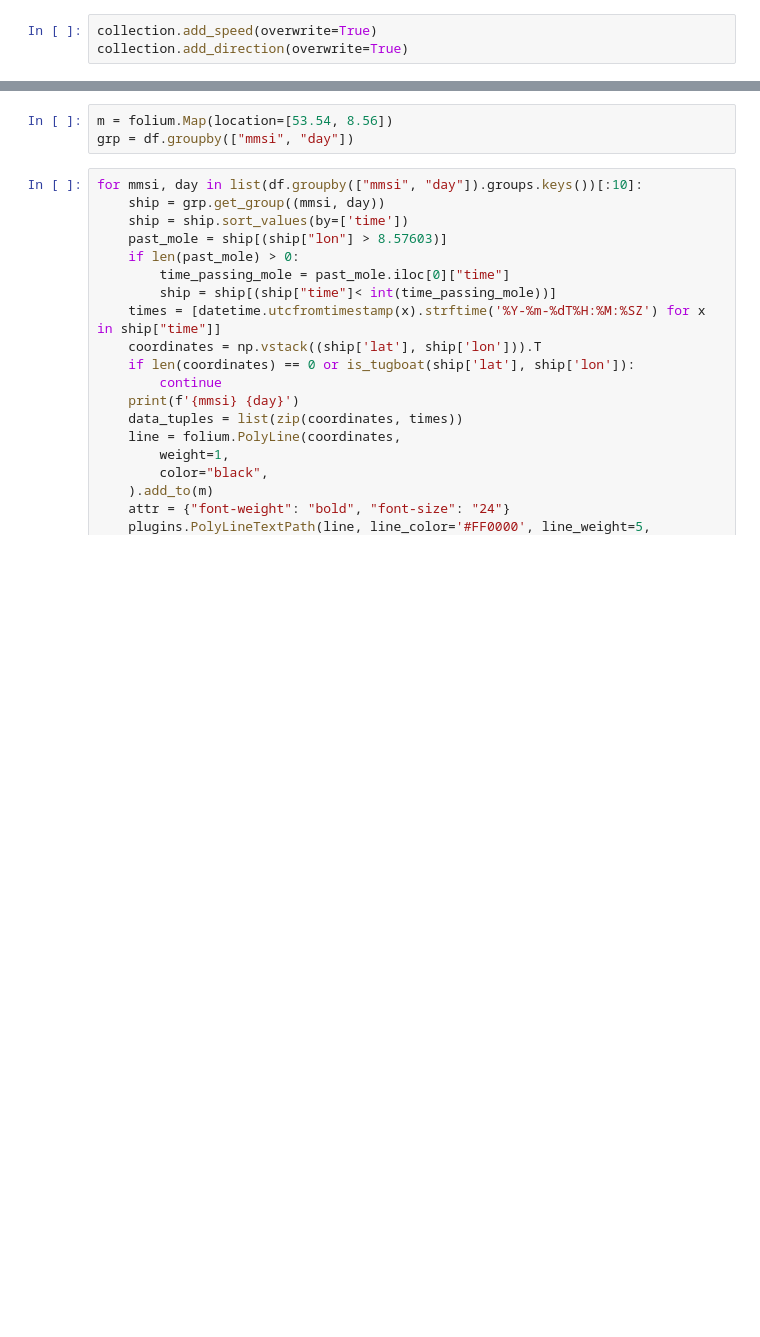
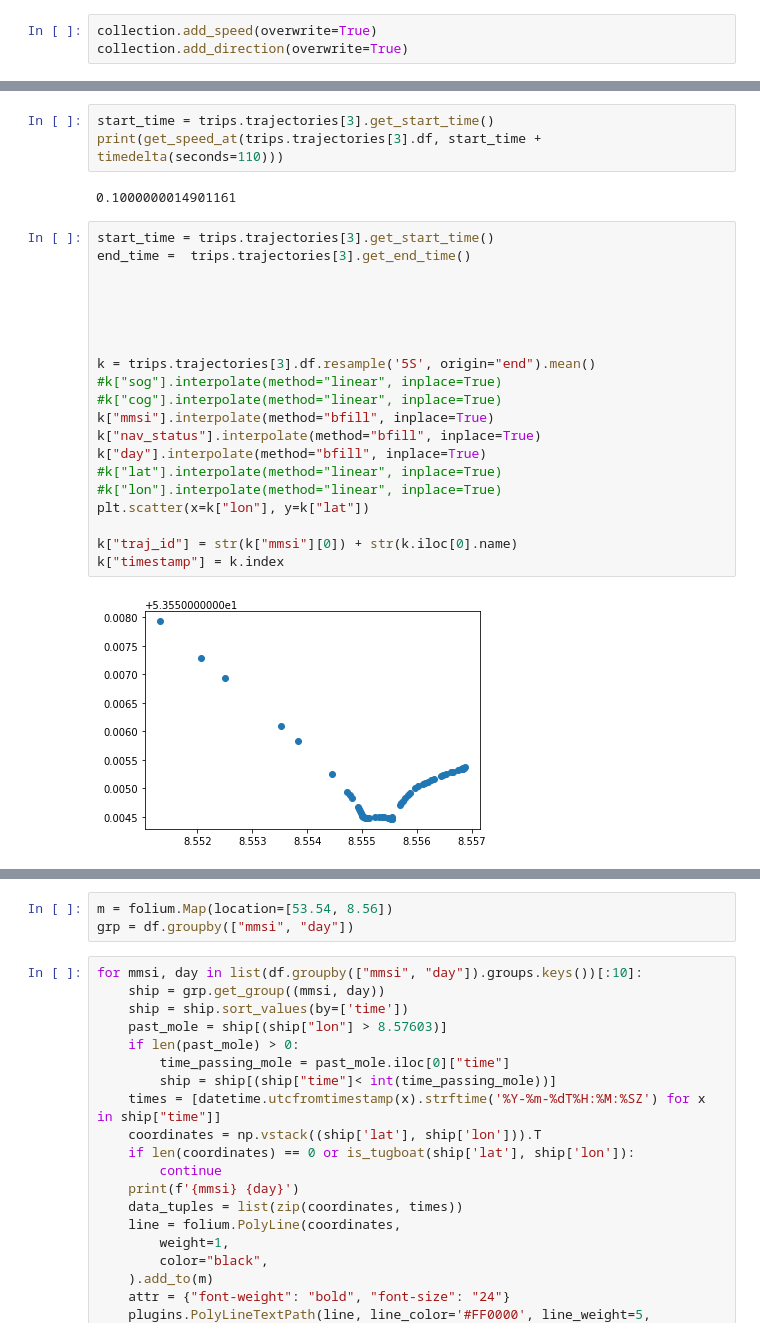
Before and after one commit to kono94/ship-path-prediction, a Jupyter notebook: deeprl/ais/explore.ipynb, the cells around one changed output, grey strips where cells are left out. Cells and saved outputs as stored; diff of their text form; blank space fills up the shorter version.

```diff
--- a/deeprl/ais/explore.ipynb
+++ b/deeprl/ais/explore.ipynb
@@ -150,0 +137,27 @@ AttributeError: 'NoneType' object has no attribute 'plot'
+# %%
+start_time = trips.trajectories[3].get_start_time()
+print(get_speed_at(trips.trajectories[3].df, start_time + timedelta(seconds=110)))
+# %% [output]
+0.1000000014901161
+# %%
+start_time = trips.trajectories[3].get_start_time()
+end_time =  trips.trajectories[3].get_end_time()
+
+
+
+
+
+k = trips.trajectories[3].df.resample('5S', origin="end").mean()
+#k["sog"].interpolate(method="linear", inplace=True)
+#k["cog"].interpolate(method="linear", inplace=True)
+k["mmsi"].interpolate(method="bfill", inplace=True)
+k["nav_status"].interpolate(method="bfill", inplace=True)
+k["day"].interpolate(method="bfill", inplace=True)
+#k["lat"].interpolate(method="linear", inplace=True)
+#k["lon"].interpolate(method="linear", inplace=True)
+plt.scatter(x=k["lon"], y=k["lat"])
+
+k["traj_id"] = str(k["mmsi"][0]) + str(k.iloc[0].name)
+k["timestamp"] = k.index
+# %% [output]
+[figure, added]
```
Also changed, not shown: parts of 21 cells of this notebook, 1 other file.
